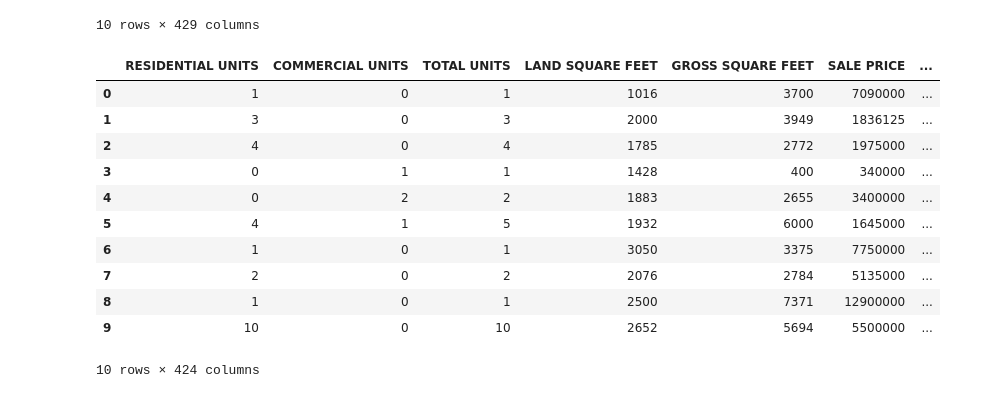
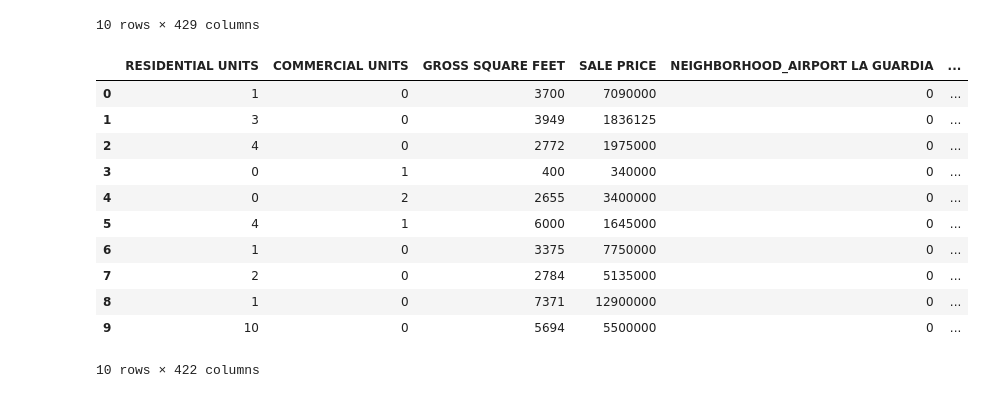
Before and after one commit to Ncalo19/NYC_apartment_price_project, a Jupyter notebook: Pandas/one_hot_encoded_data.ipynb, the cells around one changed output. Cells and saved outputs as stored; diff of their text form; code cells hidden in the pictures.

Commit message:
Getting rid of outliers, moving pandas code to a seperate file, saving pandas df to a csv, removing land sqft

```diff
--- a/Pandas/one_hot_encoded_data.ipynb
+++ b/Pandas/one_hot_encoded_data.ipynb
@@ -115,21 +116,22 @@ df.head(10)
 | 9 | 16062 | 3 | 234 | 10 | 0 | 10 | 2652 | ... |
 10 rows × 429 columns
 # %%
-df = df.drop(columns=['#','BOROUGH','BLOCK', 'YEAR BUILT', 'current_year']) #drop columns we don't need
+df = df.drop(columns=['#','BOROUGH','BLOCK', 'YEAR BUILT', 'current_year', 'TOTAL UNITS', 'LAND SQUARE FEET'])
+#drop columns we don't need
 df.head(10)
 # %% [output]
-|  | RESIDENTIAL UNITS | COMMERCIAL UNITS | TOTAL UNITS | LAND SQUARE FEET | GROSS SQUARE FEET | SALE PRICE | ... |
-| 0 | 1 | 0 | 1 | 1016 | 3700 | 7090000 | ... |
-| 1 | 3 | 0 | 3 | 2000 | 3949 | 1836125 | ... |
-| 2 | 4 | 0 | 4 | 1785 | 2772 | 1975000 | ... |
-| 3 | 0 | 1 | 1 | 1428 | 400 | 340000 | ... |
-| 4 | 0 | 2 | 2 | 1883 | 2655 | 3400000 | ... |
-| 5 | 4 | 1 | 5 | 1932 | 6000 | 1645000 | ... |
-| 6 | 1 | 0 | 1 | 3050 | 3375 | 7750000 | ... |
-| 7 | 2 | 0 | 2 | 2076 | 2784 | 5135000 | ... |
-| 8 | 1 | 0 | 1 | 2500 | 7371 | 12900000 | ... |
-| 9 | 10 | 0 | 10 | 2652 | 5694 | 5500000 | ... |
+|  | RESIDENTIAL UNITS | COMMERCIAL UNITS | GROSS SQUARE FEET | SALE PRICE | NEIGHBORHOOD_AIRPORT LA GUARDIA | ... |
+| 0 | 1 | 0 | 3700 | 7090000 | 0 | ... |
+| 1 | 3 | 0 | 3949 | 1836125 | 0 | ... |
+| 2 | 4 | 0 | 2772 | 1975000 | 0 | ... |
+| 3 | 0 | 1 | 400 | 340000 | 0 | ... |
+| 4 | 0 | 2 | 2655 | 3400000 | 0 | ... |
+| 5 | 4 | 1 | 6000 | 1645000 | 0 | ... |
+| 6 | 1 | 0 | 3375 | 7750000 | 0 | ... |
+| 7 | 2 | 0 | 2784 | 5135000 | 0 | ... |
+| 8 | 1 | 0 | 7371 | 12900000 | 0 | ... |
+| 9 | 10 | 0 | 5694 | 5500000 | 0 | ... |
-10 rows × 424 columns
+10 rows × 422 columns
 # %%
 df_SALEPRICE = df.pop('SALE PRICE') #move sale price to the last column
 df['SALE PRICE']=df_SALEPRICE
```
Also changed, not shown: parts of 8 cells of this notebook, 7 other files.
